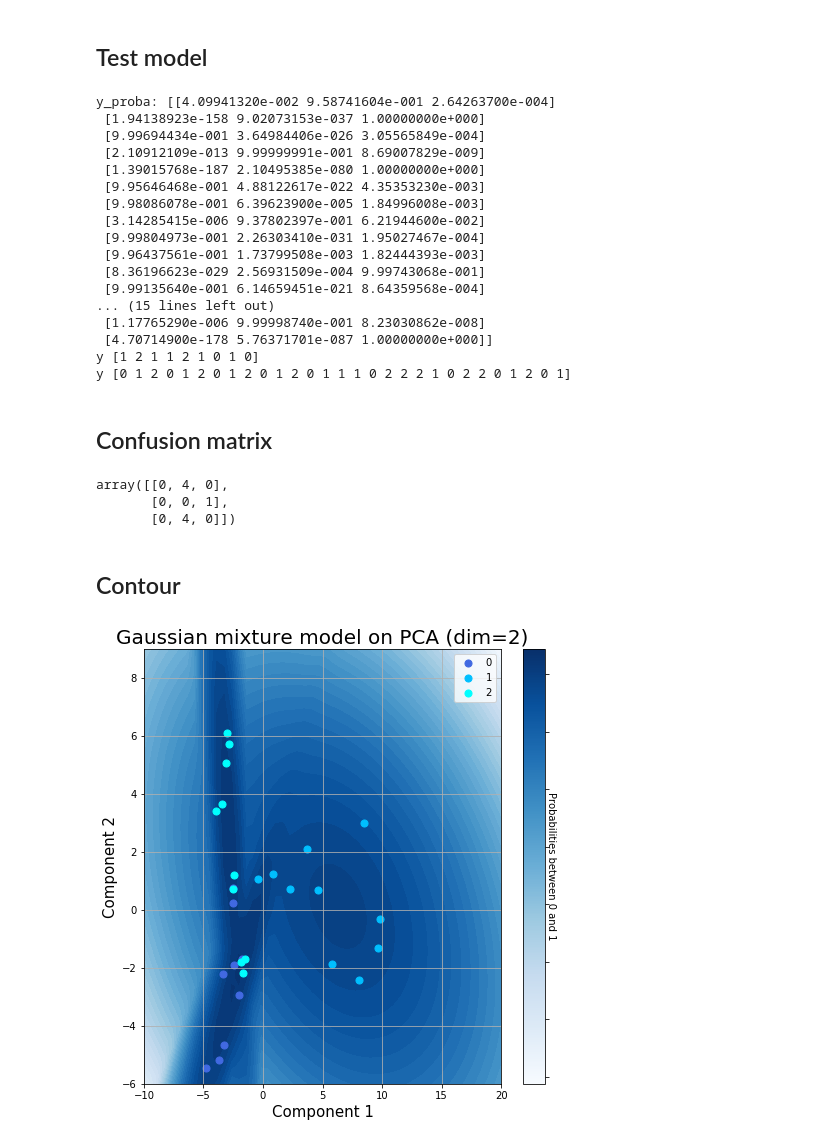
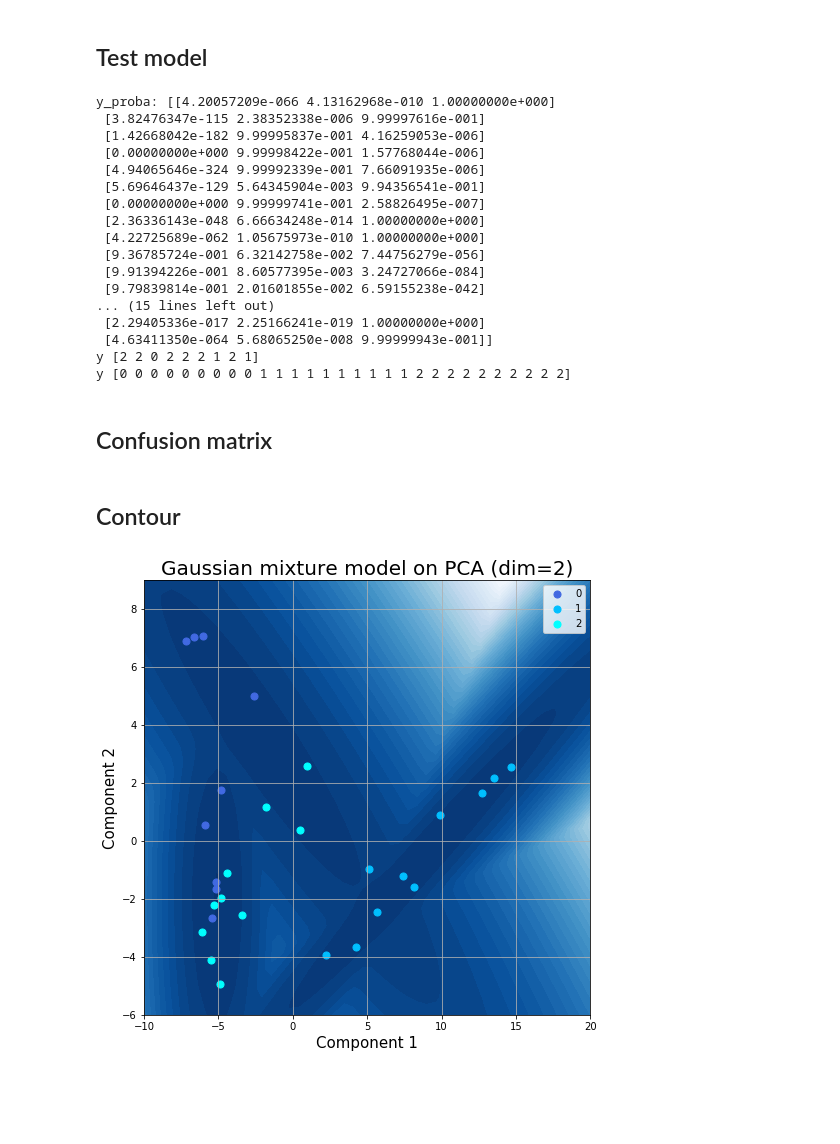
Before and after one commit to ambroisernd/epfl-breast-cancer-ml-project, a Jupyter notebook: notebooks/gaussian_mixture_model.ipynb, the cells around one changed output. Drawn from its saved outputs; the diff is of its cells as text; code cells hidden in the pictures; blank space fills up the shorter version.

```diff
--- a/notebooks/gaussian_mixture_model.ipynb
+++ b/notebooks/gaussian_mixture_model.ipynb
@@ -17,7 +20,6 @@ sys.path.append("../src")
 # %% [markdown]
 # Constants
 # %%
-train_path = "../data/selected_train.csv"
-train_not_norm_path = "../data/train_not_normalized.csv"
+train_path = "../data/normalized_train.csv"
 # %% [markdown]
 # Loading data
@@ -44,3 +26,6 @@ y = df_data["label"].values
+# %%
+features = features_expert()
+X, y = load_dataset(train_path, training=True, features=features)
 # %% [markdown]
 ## Train test split
 # %%
@@ -89,6 +74,8 @@ array([[0, 2, 0],
 # GMM after PCA
 # %% [markdown]
 ## PCA over dataset
+# %%
+df_data = pd.read_csv(train_path)
 # %%
 from sklearn.decomposition import PCA
 # %%
@@ -139,31 +126,27 @@ print("y_proba:", y_proba_pca)
 print("y", y_pred_pca)
 print("y", y_pca)
 # %% [output]
-y_proba: [[4.09941320e-002 9.58741604e-001 2.64263700e-004]
- [1.94138923e-158 9.02073153e-037 1.00000000e+000]
- [9.99694434e-001 3.64984406e-026 3.05565849e-004]
- [2.10912109e-013 9.99999991e-001 8.69007829e-009]
- [1.39015768e-187 2.10495385e-080 1.00000000e+000]
- [9.95646468e-001 4.88122617e-022 4.35353230e-003]
- [9.98086078e-001 6.39623900e-005 1.84996008e-003]
- [3.14285415e-006 9.37802397e-001 6.21944600e-002]
- [9.99804973e-001 2.26303410e-031 1.95027467e-004]
- [9.96437561e-001 1.73799508e-003 1.82444393e-003]
- [8.36196623e-029 2.56931509e-004 9.99743068e-001]
- [9.99135640e-001 6.14659451e-021 8.64359568e-004]
+y_proba: [[4.20057209e-066 4.13162968e-010 1.00000000e+000]
+ [3.82476347e-115 2.38352338e-006 9.99997616e-001]
+ [1.42668042e-182 9.99995837e-001 4.16259053e-006]
+ [0.00000000e+000 9.99998422e-001 1.57768044e-006]
+ [4.94065646e-324 9.99992339e-001 7.66091935e-006]
+ [5.69646437e-129 5.64345904e-003 9.94356541e-001]
+ [0.00000000e+000 9.99999741e-001 2.58826495e-007]
+ [2.36336143e-048 6.66634248e-014 1.00000000e+000]
+ [4.22725689e-062 1.05675973e-010 1.00000000e+000]
+ [9.36785724e-001 6.32142758e-002 7.44756279e-056]
+ [9.91394226e-001 8.60577395e-003 3.24727066e-084]
+ [9.79839814e-001 2.01601855e-002 6.59155238e-042]
 ... (15 lines left out)
- [1.17765290e-006 9.99998740e-001 8.23030862e-008]
- [4.70714900e-178 5.76371701e-087 1.00000000e+000]]
-y [1 2 1 1 2 1 0 1 0]
-y [0 1 2 0 1 2 0 1 2 0 1 2 0 1 1 1 0 2 2 2 1 0 2 2 0 1 2 0 1]
+ [2.29405336e-017 2.25166241e-019 1.00000000e+000]
+ [4.63411350e-064 5.68065250e-008 9.99999943e-001]]
+y [2 2 0 2 2 2 1 2 1]
+y [0 0 0 0 0 0 0 0 0 1 1 1 1 1 1 1 1 1 1 2 2 2 2 2 2 2 2 2 2]
 # %% [markdown]
 ## Confusion matrix
 # %%
 cm = confusion_matrix(y_test_pca, y_pred_pca)
-# %% [output]
-array([[0, 4, 0],
-       [0, 0, 1],
-       [0, 4, 0]])
 # %% [markdown]
 ## Contour
 # %%
@@ -177,34 +160,34 @@ colors = ['royalblue', 'deepskyblue', 'cyan']
 fig = plt.figure(figsize = (8,8))
 ax = fig.add_subplot(1,1,1)
 
 # Contour
 X, Y = np.meshgrid(np.linspace(-10, 20), np.linspace(-6, 9))
 XX = np.array([X.ravel(), Y.ravel()]).T
 Z = gmm.score_samples(XX)
 
 
 Z = Z.reshape((len(X),len(Y)))
 ax.contourf(X, Y, Z, levels=40,cmap=cm.Blues)
 
 for target, color in zip(targets,colors):
     indicesToKeep = finalDf['label'] == target
     ax.scatter(finalDf.loc[indicesToKeep, 'PC 1']
                , finalDf.loc[indicesToKeep, 'PC 2']
                , c = color
                , label = target
                , s = 50)
 
 ax.set_xlabel('Component 1', fontsize = 15)
 ax.set_ylabel('Component 2', fontsize = 15)
 ax.set_title('Gaussian mixture model on PCA (dim=2)', fontsize = 20)
 ax.legend()
 ax.grid()
 #legend
 
-cbar = plt.colorbar(heatmap)
-cbar.ax.set_yticklabels([])
-cbar.set_label('Probabilities between 0 and 1', rotation=270)
+#cbar = plt.colorbar(ax.pcolor(Z, cmap=cm.Blues))
+#cbar.ax.set_yticklabels([])
+#cbar.set_label('Probabilities between 0 and 1', rotation=270)
 #cbar.ax.get_yaxis().set_ticks([])
 plt.show()
 # %% [output]
-[figure, old version]
+[figure, new version]
```
Also changed, not shown: parts of 8 cells of this notebook, 8 other files.
